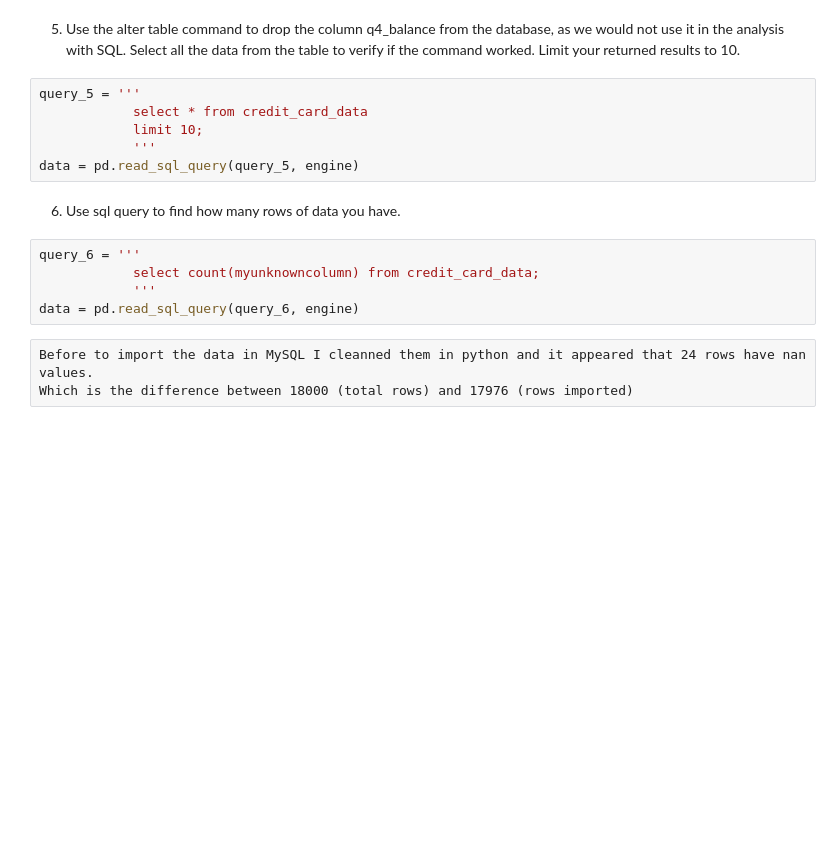
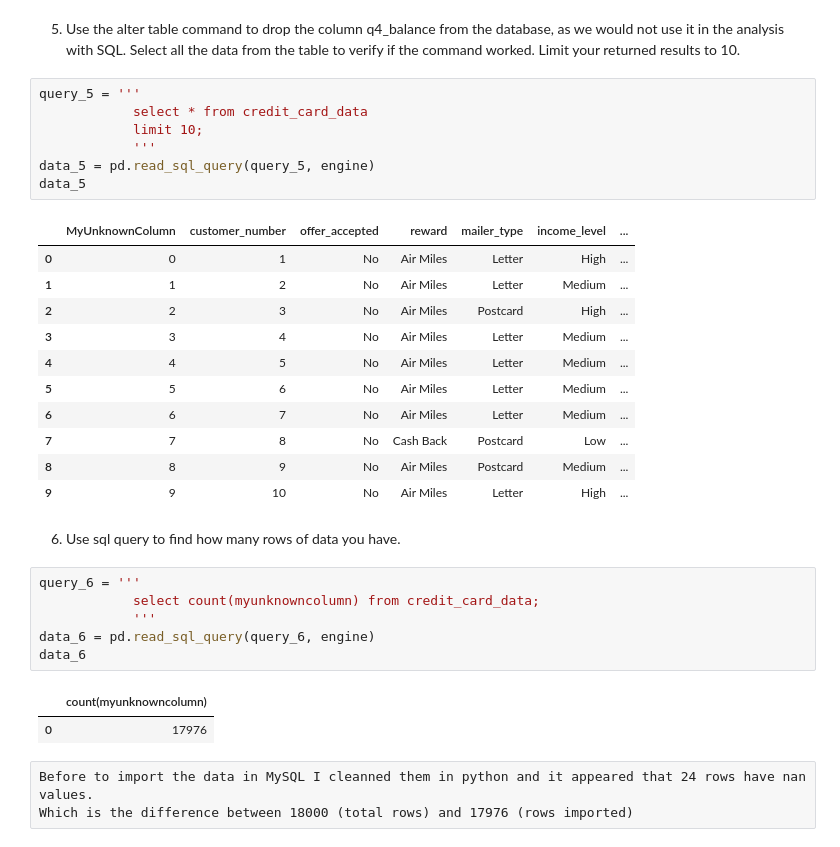
Before and after one commit to SophieHubert/Project_2_Mid-Bootcamp, a Jupyter notebook: classification/02- MySQL - Classification.ipynb, the cells around one changed output. Cells and saved outputs as stored; diff of their text form; blank space fills up the shorter version.

```diff
--- a/classification/02- MySQL - Classification.ipynb
+++ b/classification/02- MySQL - Classification.ipynb
@@ -73,16 +116,33 @@ Select all the data from the table to verify if the command worked. Limit your r
 # %%
 query_5 = '''
             select * from credit_card_data
             limit 10;
             '''
-data = pd.read_sql_query(query_5, engine)
+data_5 = pd.read_sql_query(query_5, engine)
+data_5
+# %% [output]
+|  | MyUnknownColumn | customer_number | offer_accepted | reward | mailer_type | income_level | ... |
+| 0 | 0 | 1 | No | Air Miles | Letter | High | ... |
+| 1 | 1 | 2 | No | Air Miles | Letter | Medium | ... |
+| 2 | 2 | 3 | No | Air Miles | Postcard | High | ... |
+| 3 | 3 | 4 | No | Air Miles | Letter | Medium | ... |
+| 4 | 4 | 5 | No | Air Miles | Letter | Medium | ... |
+| 5 | 5 | 6 | No | Air Miles | Letter | Medium | ... |
+| 6 | 6 | 7 | No | Air Miles | Letter | Medium | ... |
+| 7 | 7 | 8 | No | Cash Back | Postcard | Low | ... |
+| 8 | 8 | 9 | No | Air Miles | Postcard | Medium | ... |
+| 9 | 9 | 10 | No | Air Miles | Letter | High | ... |
 # %% [markdown]
 6. Use sql query to find how many rows of data you have.
 # %%
 query_6 = '''
             select count(myunknowncolumn) from credit_card_data;
             '''
-data = pd.read_sql_query(query_6, engine)
+data_6 = pd.read_sql_query(query_6, engine)
+data_6
+# %% [output]
+|  | count(myunknowncolumn) |
+| 0 | 17976 |
 # %% [raw]
 Before to import the data in MySQL I cleanned them in python and it appeared that 24 rows have nan values.
 Which is the difference between 18000 (total rows) and 17976 (rows imported)
```
Also changed, not shown: parts of 23 cells of this notebook, 1 other file.
